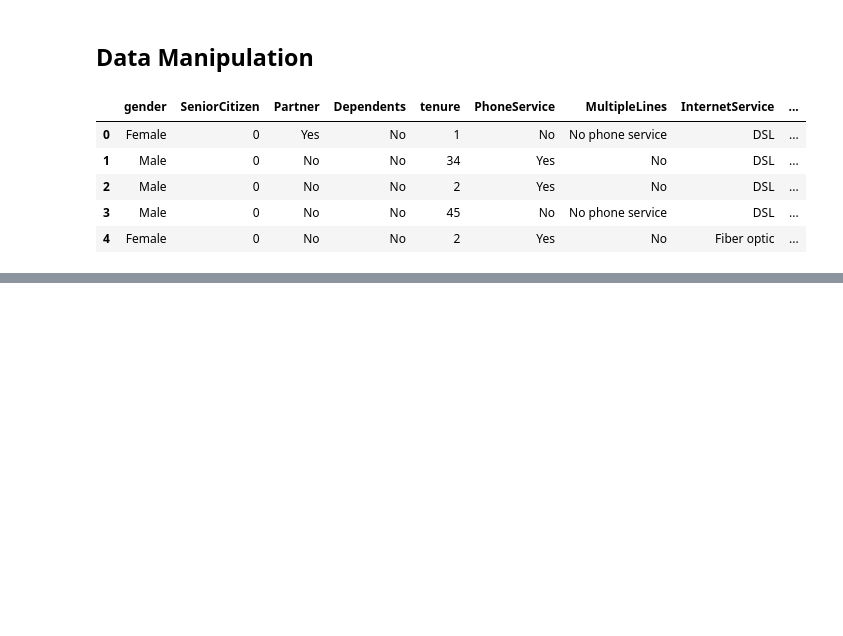
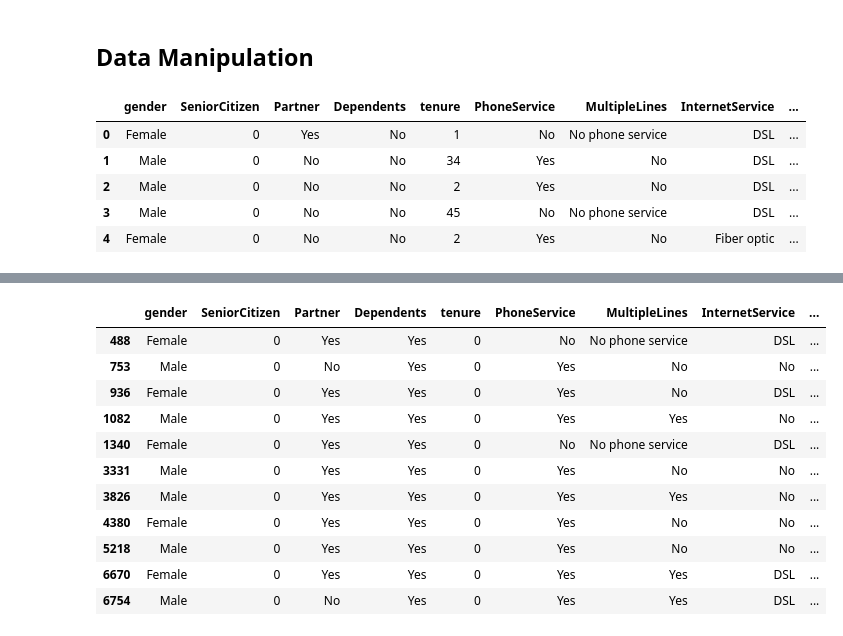
Before and after one commit to KudoroEsther/Customer_churn, a Jupyter notebook: notebooks/sample_copy.ipynb, the cells around one changed output, grey strips where cells are left out. Drawn from its saved outputs; the diff is of its cells as text; code cells hidden in the pictures; blank space fills up the shorter version.

```diff
--- a/notebooks/sample_copy.ipynb
+++ b/notebooks/sample_copy.ipynb
@@ -104,3 +111,7 @@ df.head()
 | 2 | Male | 0 | No | No | 2 | Yes | No | DSL | ... |
 | 3 | Male | 0 | No | No | 45 | No | No phone service | DSL | ... |
 | 4 | Female | 0 | No | No | 2 | Yes | No | Fiber optic | ... |
+# %%
+# Converting total charges to an integer and checking for null entries
+df['TotalCharges'] = pd.to_numeric(df.TotalCharges, errors='coerce') # coerce converts every nonnumerical value that cannot be converted into an integer to NaN
+df.isnull().sum()
@@ -106,0 +136,16 @@ df.head()
+# %%
+# checking the entries that have NaN in the specified column
+df[np.isnan(df['TotalCharges'])]
+# %% [output]
+|  | gender | SeniorCitizen | Partner | Dependents | tenure | PhoneService | MultipleLines | InternetService | ... |
+| 488 | Female | 0 | Yes | Yes | 0 | No | No phone service | DSL | ... |
+| 753 | Male | 0 | No | Yes | 0 | Yes | No | No | ... |
+| 936 | Female | 0 | Yes | Yes | 0 | Yes | No | DSL | ... |
+| 1082 | Male | 0 | Yes | Yes | 0 | Yes | Yes | No | ... |
+| 1340 | Female | 0 | Yes | Yes | 0 | No | No phone service | DSL | ... |
+| 3331 | Male | 0 | Yes | Yes | 0 | Yes | No | No | ... |
+| 3826 | Male | 0 | Yes | Yes | 0 | Yes | Yes | No | ... |
+| 4380 | Female | 0 | Yes | Yes | 0 | Yes | No | No | ... |
+| 5218 | Male | 0 | Yes | Yes | 0 | Yes | No | No | ... |
+| 6670 | Female | 0 | Yes | Yes | 0 | Yes | Yes | DSL | ... |
+| 6754 | Male | 0 | No | Yes | 0 | Yes | Yes | DSL | ... |
```
Also changed, not shown: parts of 2 cells of this notebook.
